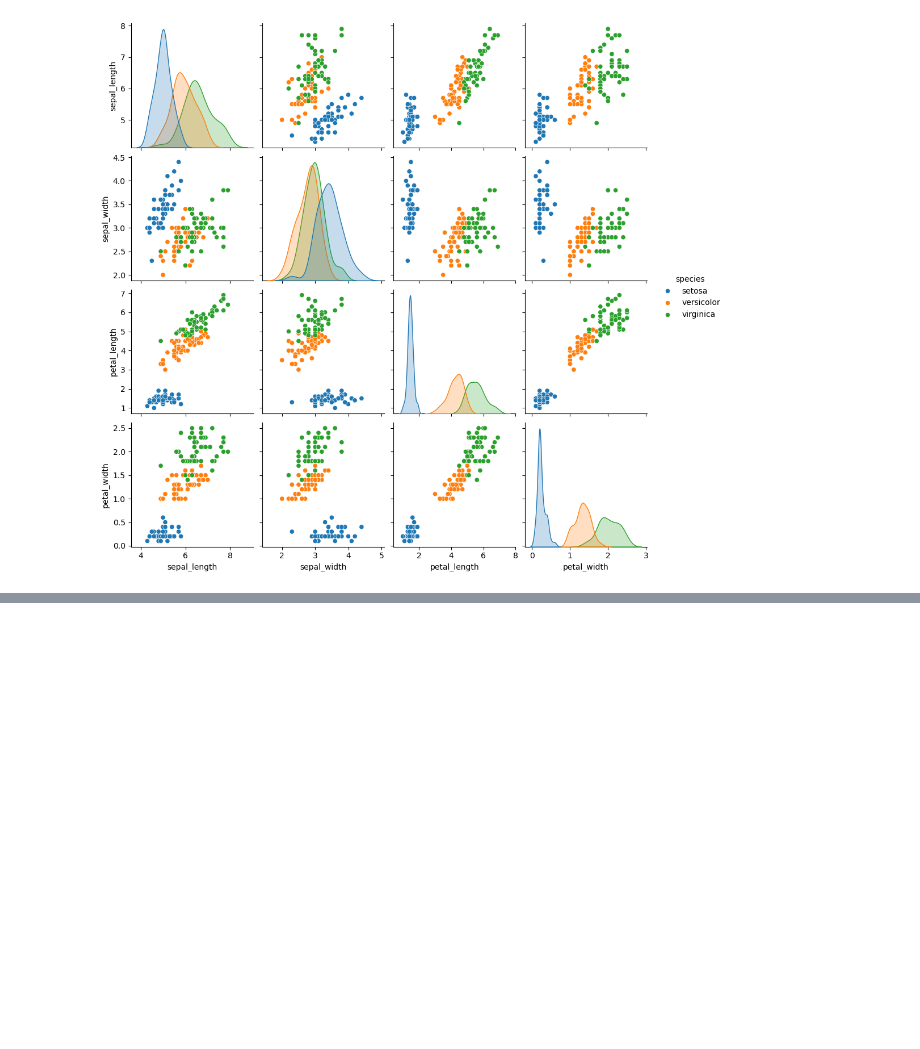
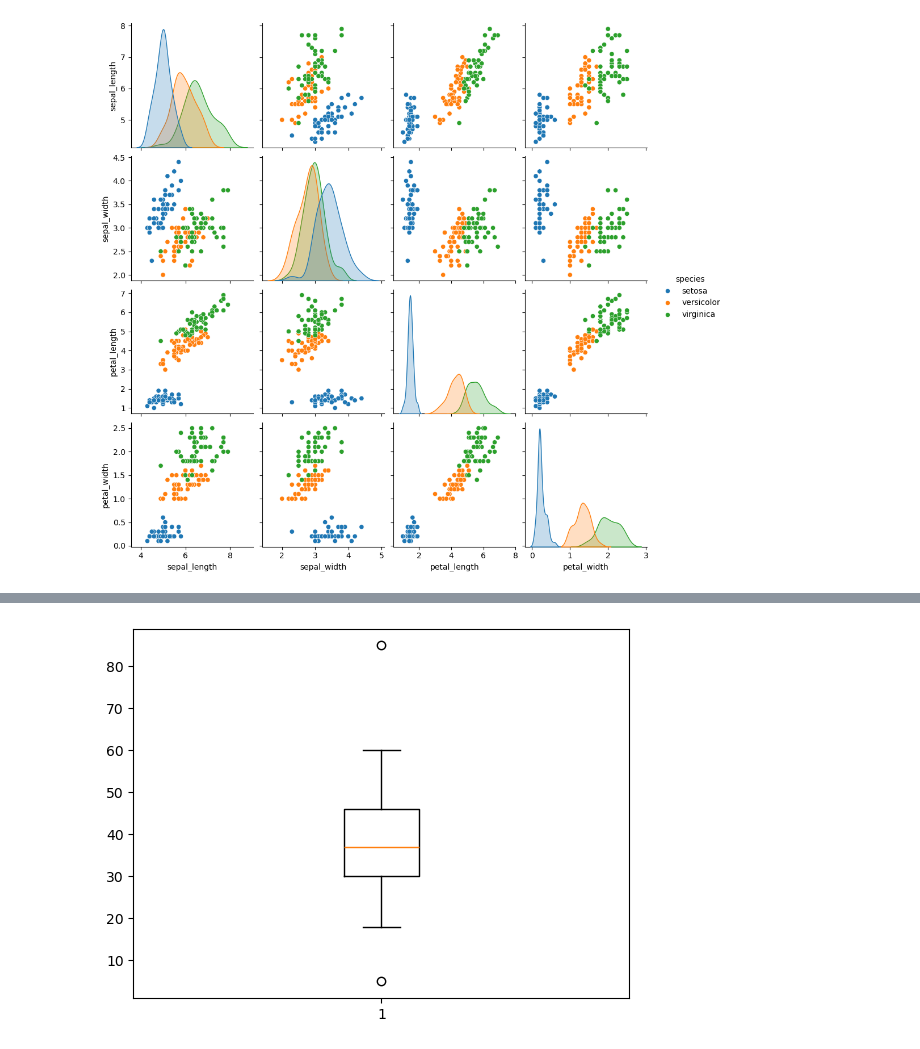
Before and after one commit to shrushti2508/internship_2026, a Jupyter notebook: Daily codes/Week 5/june_23(data_visualization).ipynb, the cells around one changed output, grey strips where cells are left out. Saved outputs shown, nothing was run; the diff lists cells and outputs as text; code cells hidden in the pictures; blank space fills up the shorter version.

```diff
--- a/Daily codes/Week 5/june_23(data_visualization).ipynb
+++ b/Daily codes/Week 5/june_23(data_visualization).ipynb
@@ -162,0 +186,2 @@ sns.pairplot(iris, hue = 'species');
+# %%
+df.loc[2,"Age"] = 5
@@ -162,0 +204,3 @@ sns.pairplot(iris, hue = 'species');
+# %%
+df.loc[3,"Age"] = 85
+df
@@ -162,0 +221,4 @@ sns.pairplot(iris, hue = 'species');
+# %%
+plt.boxplot(df['Age']);
+# %% [output]
+[figure, added]
```
Also changed, not shown: parts of 4 cells of this notebook.
